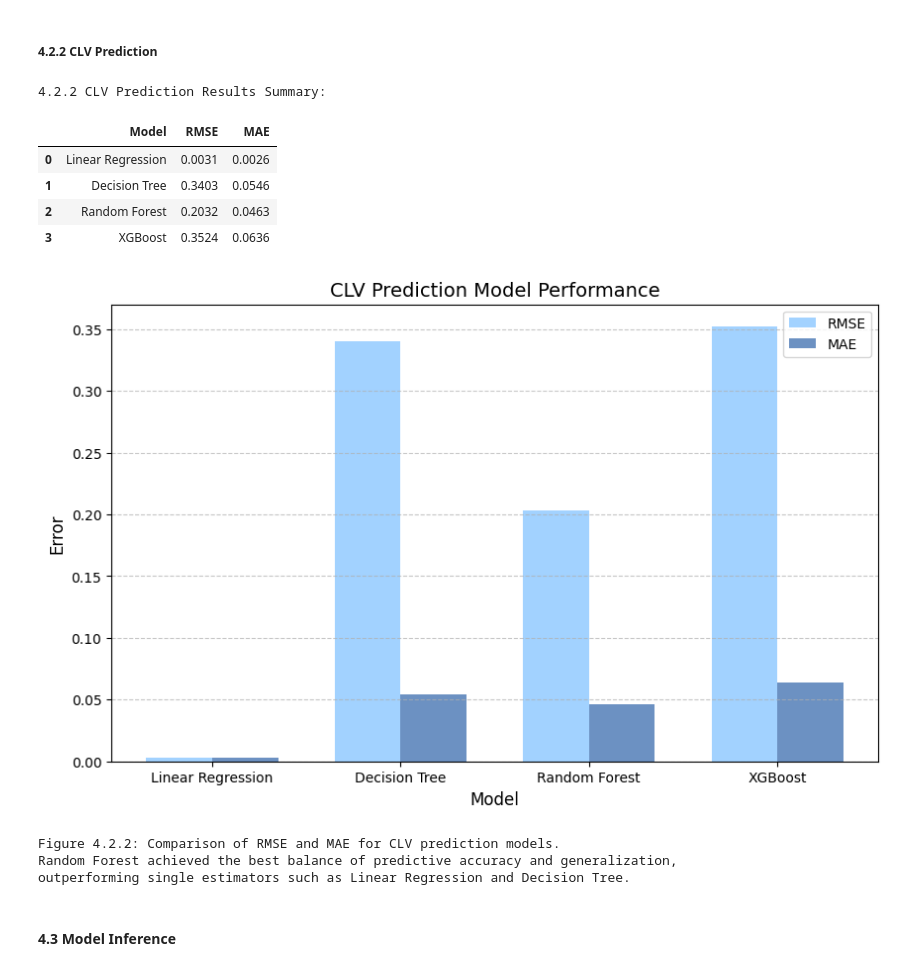
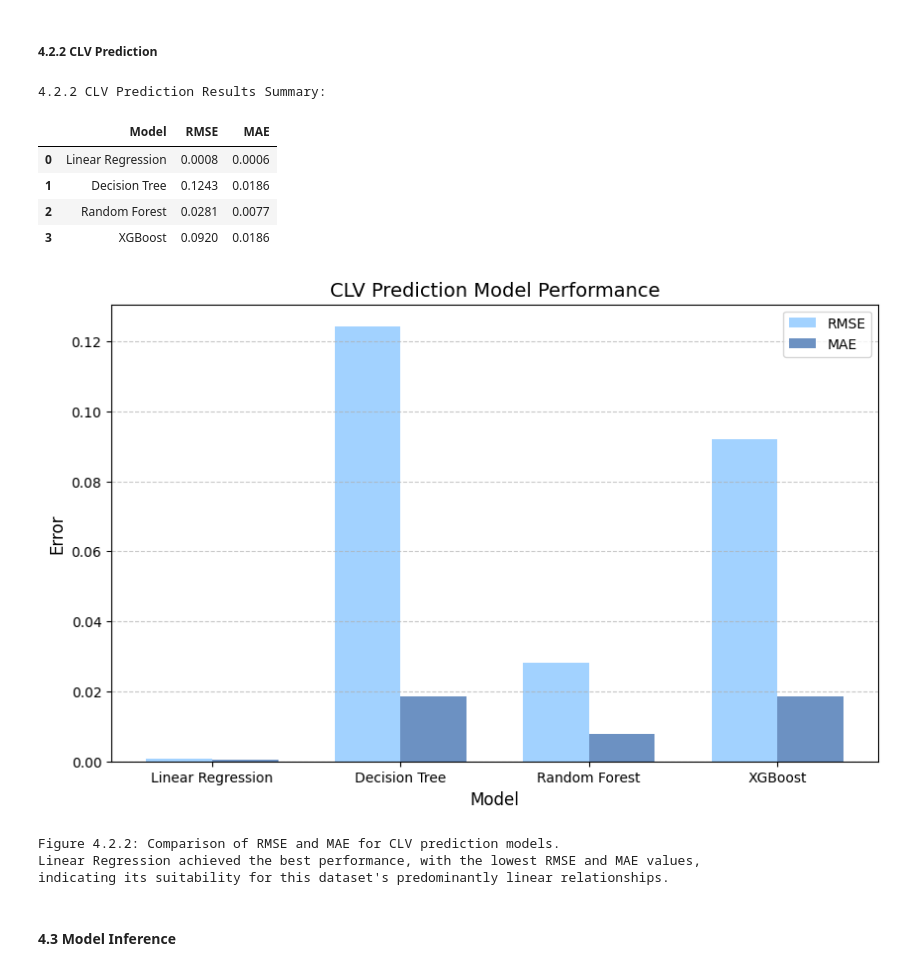
Before and after one commit to seryeongkyun/seryeongkyun.github.io, a Jupyter notebook: files/Library_Customer_Segmentation_and_Lifetime_Value_Prediction.ipynb, the cells around one changed output. Saved outputs shown, nothing was run; the diff lists cells and outputs as text; code cells hidden in the pictures.

```diff
--- a/files/Library_Customer_Segmentation_and_Lifetime_Value_Prediction.ipynb
+++ b/files/Library_Customer_Segmentation_and_Lifetime_Value_Prediction.ipynb
@@ -971,11 +1066,11 @@ import matplotlib.pyplot as plt
 import pandas as pd
 import numpy as np
 
-# CLV Results Data
+# CLV Results Data with updated metrics
 clv_data = {
     "Model": ["Linear Regression", "Decision Tree", "Random Forest", "XGBoost"],
-    "RMSE": [0.0031, 0.3403, 0.2032, 0.3524],
-    "MAE": [0.0026, 0.0546, 0.0463, 0.0636]
+    "RMSE": [0.0008, 0.1243, 0.0281, 0.0920],
+    "MAE": [0.0006, 0.0186, 0.0077, 0.0186]
 }
 df_clv = pd.DataFrame(clv_data)
 
@@ -995,43 +1090,43 @@ x = np.arange(len(models))  # Position for each bar
 width = 0.35
 
 plt.figure(figsize=(10, 6))
 
 # Use pastel blue tones for the bars
 plt.bar(x - width/2, rmse, width, label="RMSE", color="#a2d2ff")  # Light pastel blue
 plt.bar(x + width/2, mae, width, label="MAE", color="#6c91c2")  # Deeper pastel blue
 
 # Graph settings
 plt.title("CLV Prediction Model Performance", fontsize=14)
 plt.xlabel("Model", fontsize=12)
 plt.ylabel("Error", fontsize=12)
 plt.xticks(x, models, fontsize=10)
 plt.yticks(fontsize=10)
 plt.legend(fontsize=10)
 
 # Add gridlines for better readability
 plt.grid(axis='y', linestyle='--', alpha=0.7)
 
 # Save the graph before showing it
 plt.savefig('/content/drive/My Drive/Figure_4_2_2.png')
 
 # Show the graph
 plt.show()
 
 # Caption for the graph
 print("Figure 4.2.2: Comparison of RMSE and MAE for CLV prediction models.\n"
-      "Random Forest achieved the best balance of predictive accuracy and generalization,\n"
-      "outperforming single estimators such as Linear Regression and Decision Tree.")
+      "Linear Regression achieved the best performance, with the lowest RMSE and MAE values,\n"
+      "indicating its suitability for this dataset's predominantly linear relationships.")
 # %% [output]
 4.2.2 CLV Prediction Results Summary:
 |  | Model | RMSE | MAE |
-| 0 | Linear Regression | 0.0031 | 0.0026 |
-| 1 | Decision Tree | 0.3403 | 0.0546 |
-| 2 | Random Forest | 0.2032 | 0.0463 |
-| 3 | XGBoost | 0.3524 | 0.0636 |
+| 0 | Linear Regression | 0.0008 | 0.0006 |
+| 1 | Decision Tree | 0.1243 | 0.0186 |
+| 2 | Random Forest | 0.0281 | 0.0077 |
+| 3 | XGBoost | 0.0920 | 0.0186 |
-[figure, old version]
+[figure, new version]
 Figure 4.2.2: Comparison of RMSE and MAE for CLV prediction models.
-Random Forest achieved the best balance of predictive accuracy and generalization,
-outperforming single estimators such as Linear Regression and Decision Tree.
+Linear Regression achieved the best performance, with the lowest RMSE and MAE values,
+indicating its suitability for this dataset's predominantly linear relationships.
 # %% [markdown]
 #### 4.3 Model Inference
 # %% [markdown]
```
Also changed, not shown: parts of 32 cells of this notebook.
